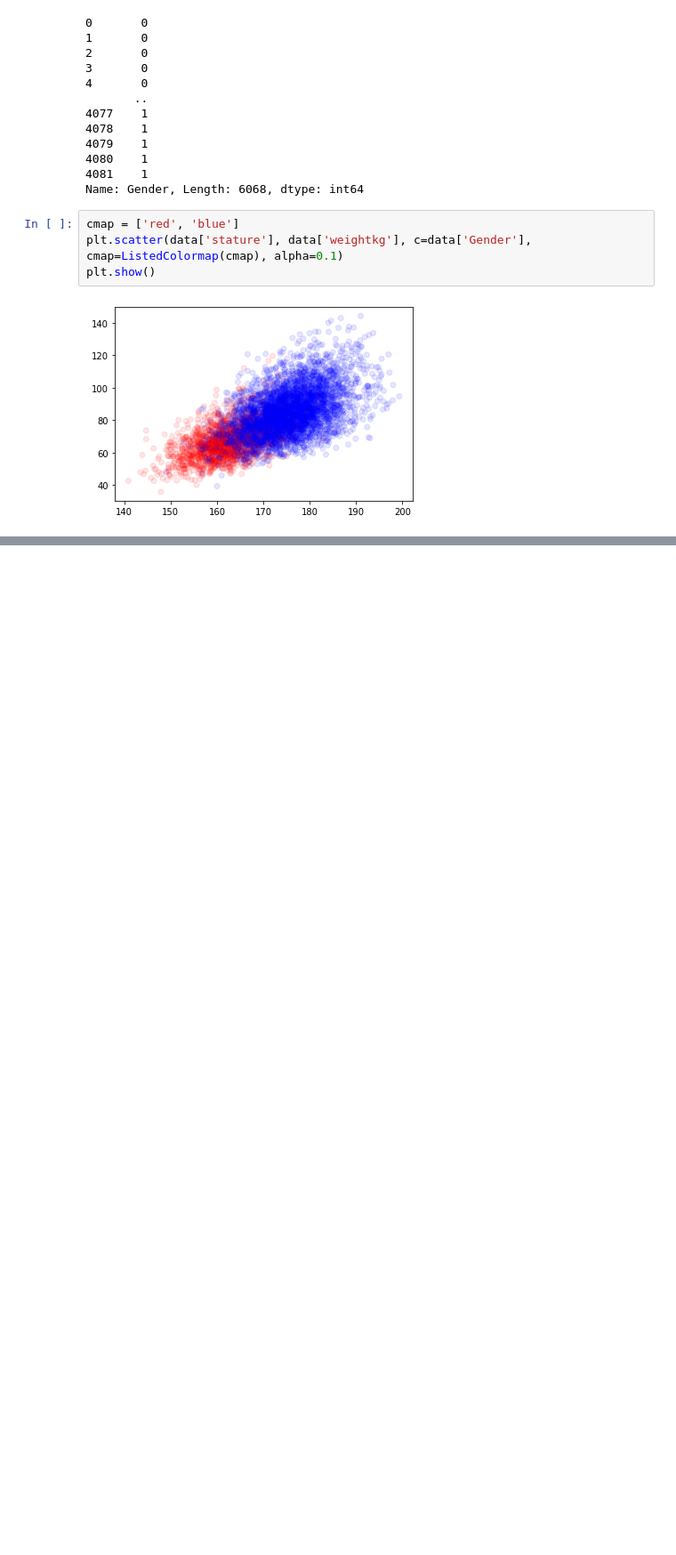
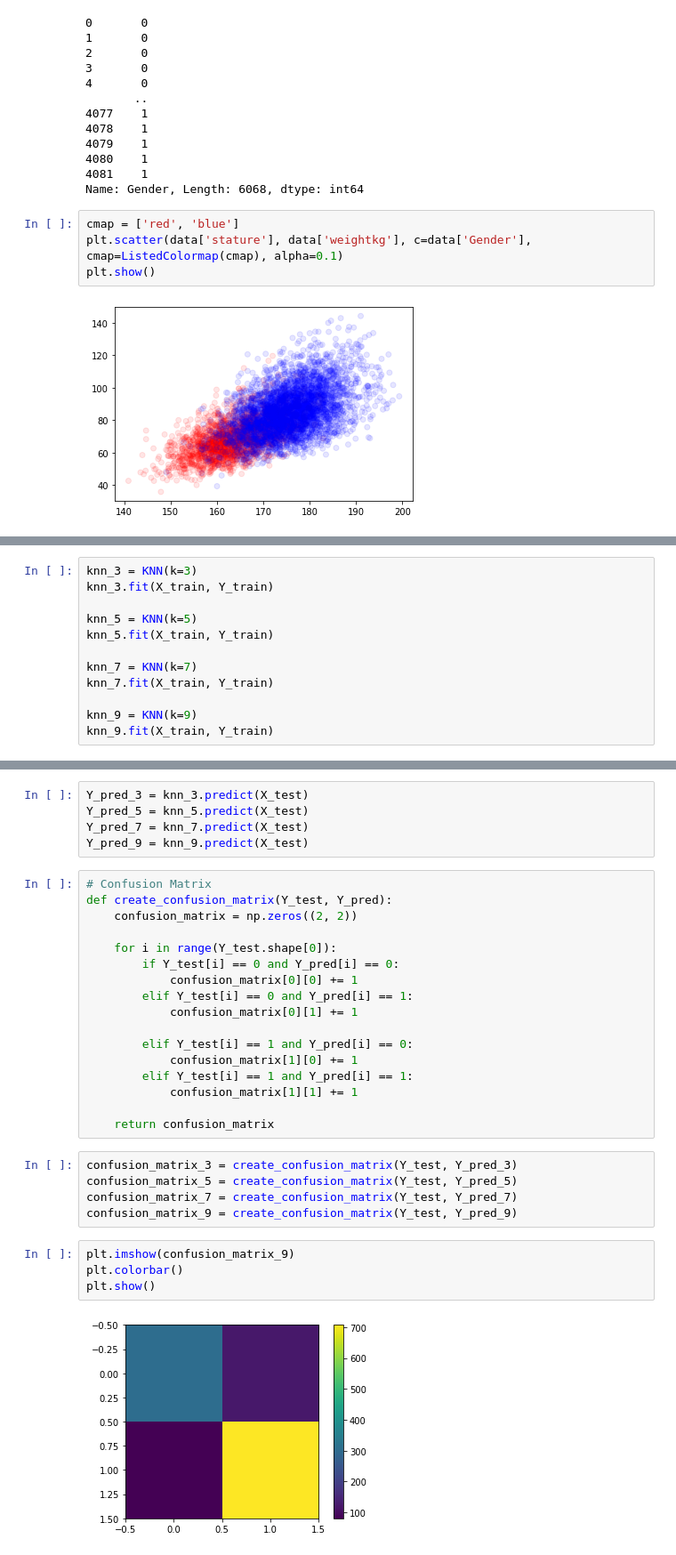
Before and after one commit to A-Yaghoubian/PyLearn7, a Jupyter notebook: Machine_Learning/Assignment_42/ANSUR ll.ipynb, the cells around one changed output, grey strips where cells are left out. Shown at 89% size. Saved outputs shown, nothing was run; the diff lists cells and outputs as text; blank space fills up the shorter version.

```diff
--- a/Machine_Learning/Assignment_42/ANSUR ll.ipynb
+++ b/Machine_Learning/Assignment_42/ANSUR ll.ipynb
@@ -103,0 +182,12 @@ plt.show()
+# %%
+knn_3 = KNN(k=3)
+knn_3.fit(X_train, Y_train)
+
+knn_5 = KNN(k=5)
+knn_5.fit(X_train, Y_train)
+
+knn_7 = KNN(k=7)
+knn_7.fit(X_train, Y_train)
+
+knn_9 = KNN(k=9)
+knn_9.fit(X_train, Y_train)
@@ -103,0 +221,33 @@ plt.show()
+# %%
+Y_pred_3 = knn_3.predict(X_test)
+Y_pred_5 = knn_5.predict(X_test)
+Y_pred_7 = knn_7.predict(X_test)
+Y_pred_9 = knn_9.predict(X_test)
+# %%
+# Confusion Matrix
+def create_confusion_matrix(Y_test, Y_pred):
+    confusion_matrix = np.zeros((2, 2))
+
+    for i in range(Y_test.shape[0]):
+        if Y_test[i] == 0 and Y_pred[i] == 0:
+            confusion_matrix[0][0] += 1
+        elif Y_test[i] == 0 and Y_pred[i] == 1:
+            confusion_matrix[0][1] += 1
+
+        elif Y_test[i] == 1 and Y_pred[i] == 0:
+            confusion_matrix[1][0] += 1
+        elif Y_test[i] == 1 and Y_pred[i] == 1:
+            confusion_matrix[1][1] += 1
+
+    return confusion_matrix
+# %%
+confusion_matrix_3 = create_confusion_matrix(Y_test, Y_pred_3)
+confusion_matrix_5 = create_confusion_matrix(Y_test, Y_pred_5)
+confusion_matrix_7 = create_confusion_matrix(Y_test, Y_pred_7)
+confusion_matrix_9 = create_confusion_matrix(Y_test, Y_pred_9)
+# %%
+plt.imshow(confusion_matrix_9)
+plt.colorbar()
+plt.show()
+# %% [output]
+[figure, added]
```
Also changed, not shown: parts of 26 cells of this notebook, 4 other files.
